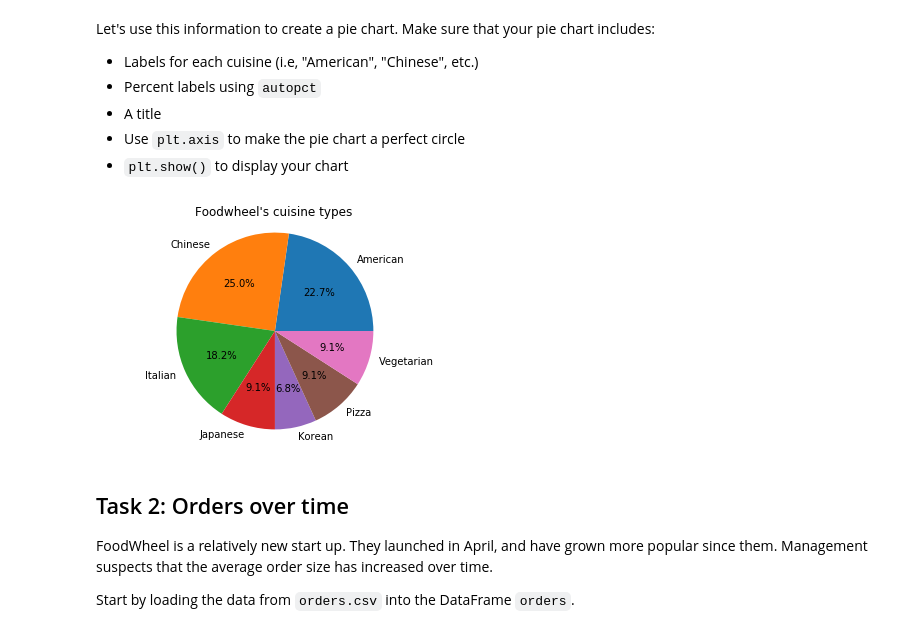
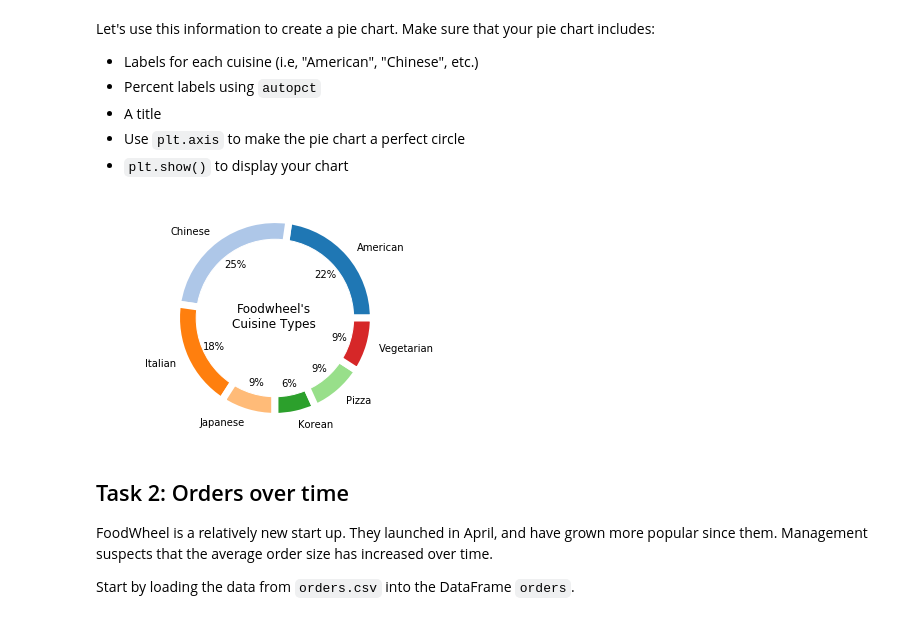
Before and after one commit to kaumaron/Data_Science, a Jupyter notebook: Codecademy_IDA/foodwheel/foodwheel.ipynb, the cells around one changed output. Cells and saved outputs as stored; diff of their text form; code cells hidden in the pictures.

```diff
--- a/Codecademy_IDA/foodwheel/foodwheel.ipynb
+++ b/Codecademy_IDA/foodwheel/foodwheel.ipynb
@@ -17,3 +19,14 @@ import matplotlib.pyplot as plt
+# %%
+tableau20 = [(31, 119, 180), (174, 199, 232), (255, 127, 14), (255, 187, 120),
+             (44, 160, 44), (152, 223, 138), (214, 39, 40), (255, 152, 150),
+             (148, 103, 189), (197, 176, 213), (140, 86, 75), (196, 156, 148),
+             (227, 119, 194), (247, 182, 210), (127, 127, 127), (199, 199, 199),
+             (188, 189, 34), (219, 219, 141), (23, 190, 207), (158, 218, 229)]
+
+# Scale the RGB values to the [0, 1] range, which is the format matplotlib accepts.
+for i in range(len(tableau20)):
+    r, g, b = tableau20[i]
+    tableau20[i] = (r / 255., g / 255., b / 255.)
 # %% [markdown]
 ## Task 1: What cuisines does FoodWheel offer?
 The board wants to make sure that FoodWheel offers a wide variety of restaurants.  Having many different options makes customers more likely to come back.  Let's create pie chart showing the different types of cuisines available on FoodWheel.
@@ -59,12 +72,20 @@ Let's use this information to create a pie chart.  Make sure that your pie chart
 - Use `plt.axis` to make the pie chart a perfect circle
 - `plt.show()` to display your chart
 # %%
-plt.pie(cuisine_counts.id, labels=cuisine_counts.cuisine, autopct='%1.1f%%')
+plt.pie(cuisine_counts.id,
+        labels=cuisine_counts.cuisine,
+        autopct='%d%%',
+        pctdistance = 0.68,
+        wedgeprops = { 'linewidth' : 7, 'edgecolor' : 'white' },
+        colors = tableau20
+       )
 plt.axis('equal')
-plt.title("Foodwheel's cuisine types")
+p = plt.gcf()
+p.gca().add_artist(plt.Circle( (0,0), 0.8, color='white'))
+plt.title("Foodwheel's\nCuisine Types", y = 0.43)
 plt.show()
 # %% [output]
-[figure, old version]
+[figure, new version]
 # %% [markdown]
 ## Task 2: Orders over time
 FoodWheel is a relatively new start up.  They launched in April, and have grown more popular since them.  Management suspects that the average order size has increased over time.
```
Also changed, not shown: parts of 11 cells of this notebook.
